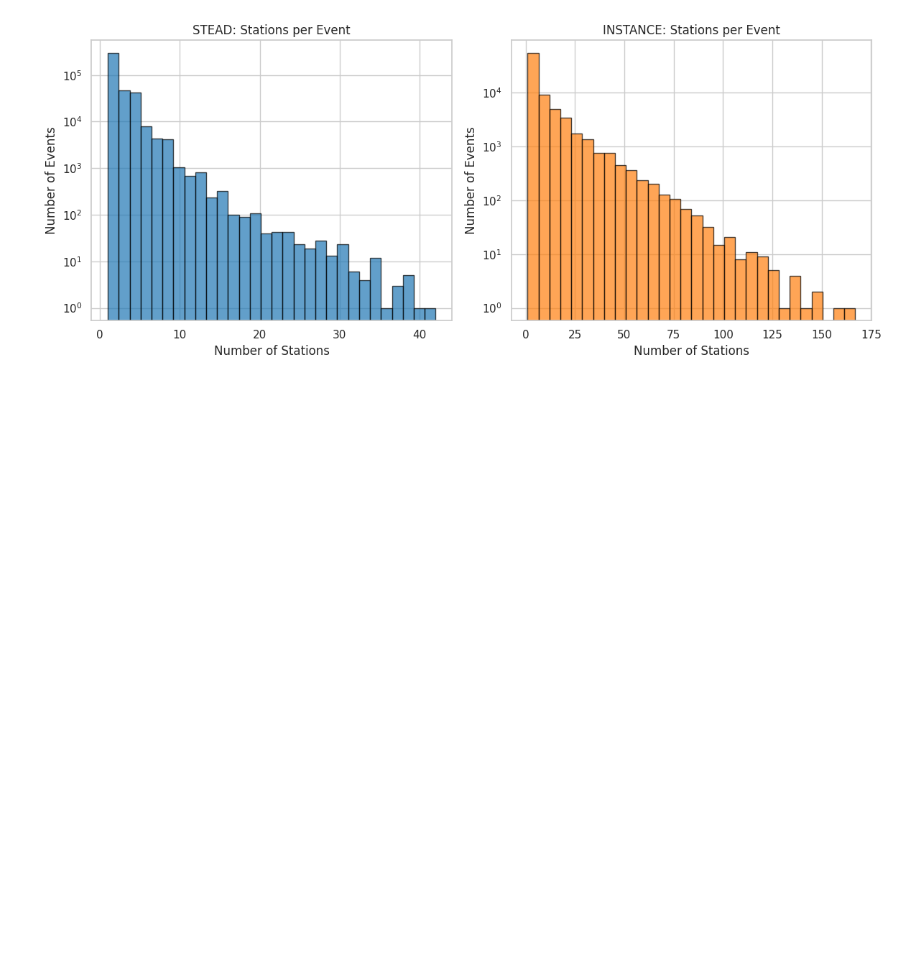
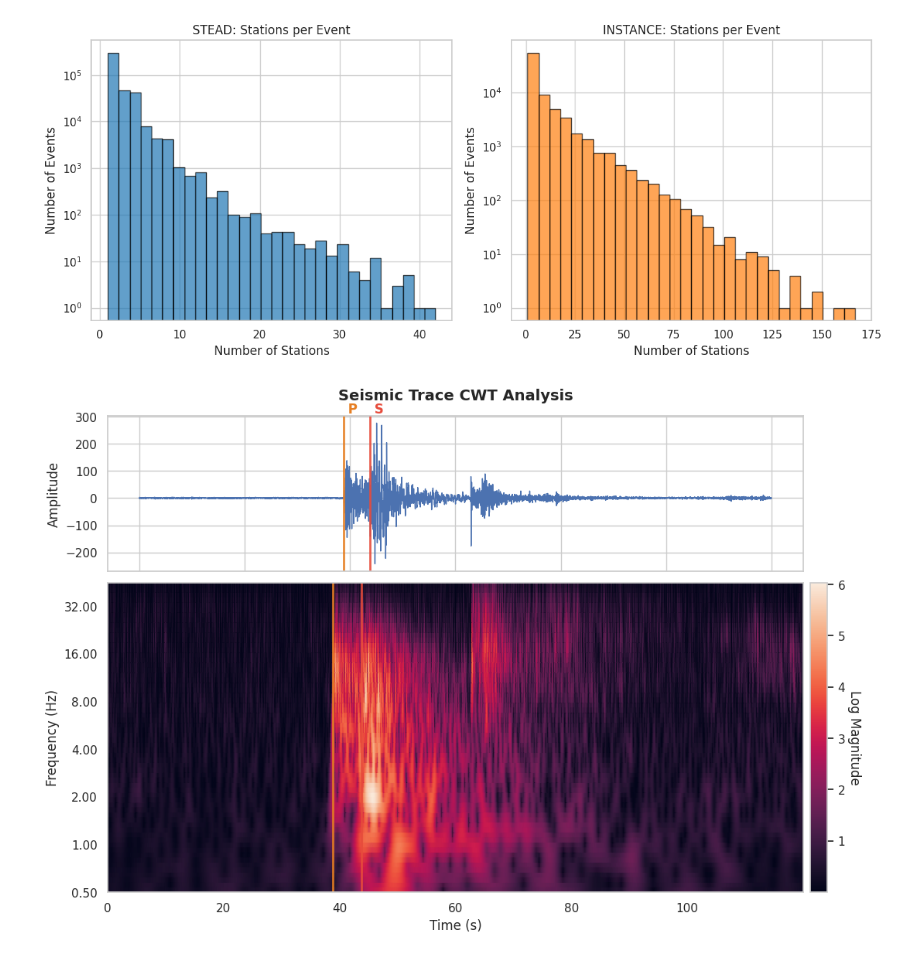
Before and after one commit to SamuArg/project-ift6759, a Jupyter notebook: analysis/analysis.ipynb, the cells around one changed output. Saved outputs shown, nothing was run; the diff lists cells and outputs as text; code cells hidden in the pictures; blank space fills up the shorter version.

```diff
--- a/analysis/analysis.ipynb
+++ b/analysis/analysis.ipynb
@@ -445,13 +444,16 @@ def visualize_seismic_cwt(trace, cwt_data, freqs, times, p_arrival=None, s_arriv
     return fig
 # %%
 # Generate cwt visualization
-trace = None # juste 1 dimension pour la visualisation
-metadata = None # metadonnées de la trace
+idx = 80000  # index de la trace à visualiser
+trace = instance.get_waveforms(idx)[0] # juste 1 dimension pour la visualisation
+metadata = df_instance.iloc[idx] # metadonnées de la trace
 
 sr = metadata["trace_sampling_rate_hz"] # samplerate de la trace
-p_arrival_time = metadata['trace_P_arrival_time'] #
-s_arrival_time = metadata['trace_S_arrival_time']
+p_arrival_time = metadata['trace_P_arrival_sample'] / sr
+s_arrival_time = metadata['trace_S_arrival_sample'] / sr
 
 cwt_mag, freqs, times = apply_cwt(trace, sr)
 log_cwt_numpy = np.log1p(cwt_mag)
 fig = visualize_seismic_cwt(trace, log_cwt_numpy, freqs, times, p_arrival_time, s_arrival_time)
+# %% [output]
+[figure, added]
```
Also changed, not shown: parts of 1 cell of this notebook.
